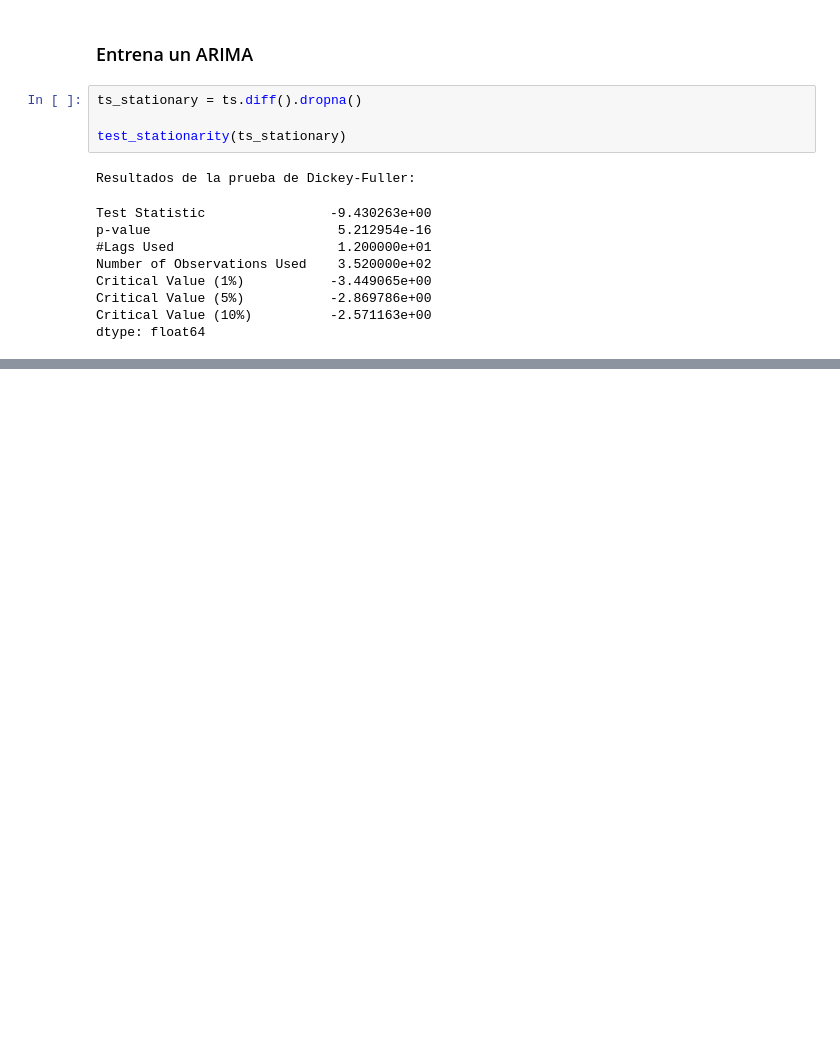
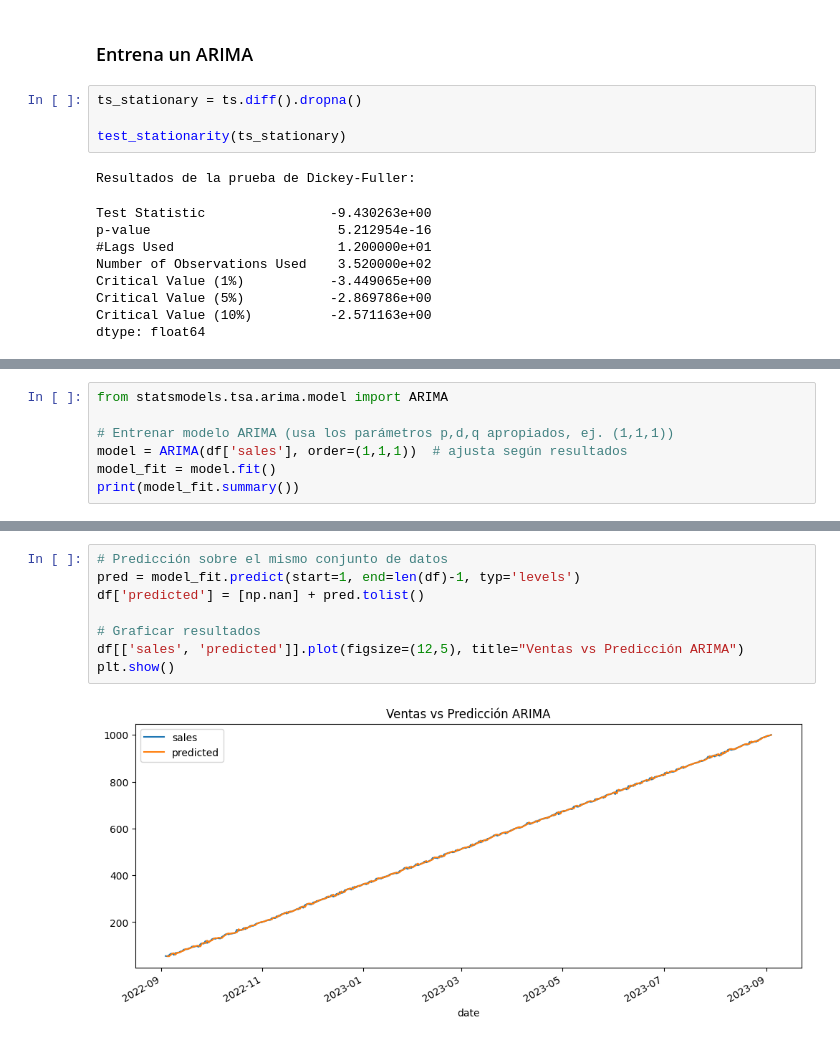
Before and after one commit to Gabymoctezuma/Series-tiempo, a Jupyter notebook: src/explore.ipynb, the cells around one changed output, grey strips where cells are left out. Cells and saved outputs as stored; diff of their text form; blank space fills up the shorter version.

Commit message:
prediccion de ventas

```diff
--- a/src/explore.ipynb
+++ b/src/explore.ipynb
@@ -181,0 +174,7 @@ model.summary()
+# %%
+from statsmodels.tsa.arima.model import ARIMA
+
+# Entrenar modelo ARIMA (usa los parámetros p,d,q apropiados, ej. (1,1,1))
+model = ARIMA(df['sales'], order=(1,1,1))  # ajusta según resultados
+model_fit = model.fit()
+print(model_fit.summary())
@@ -182 +199,11 @@ model.summary()
+# %%
+# Predicción sobre el mismo conjunto de datos
+pred = model_fit.predict(start=1, end=len(df)-1, typ='levels')
+df['predicted'] = [np.nan] + pred.tolist()
+
+# Graficar resultados
+df[['sales', 'predicted']].plot(figsize=(12,5), title="Ventas vs Predicción ARIMA")
+plt.show()
+# %% [output]
+[figure, added]
 # %%
```
Also changed, not shown: parts of 12 cells of this notebook, 1 other file.
